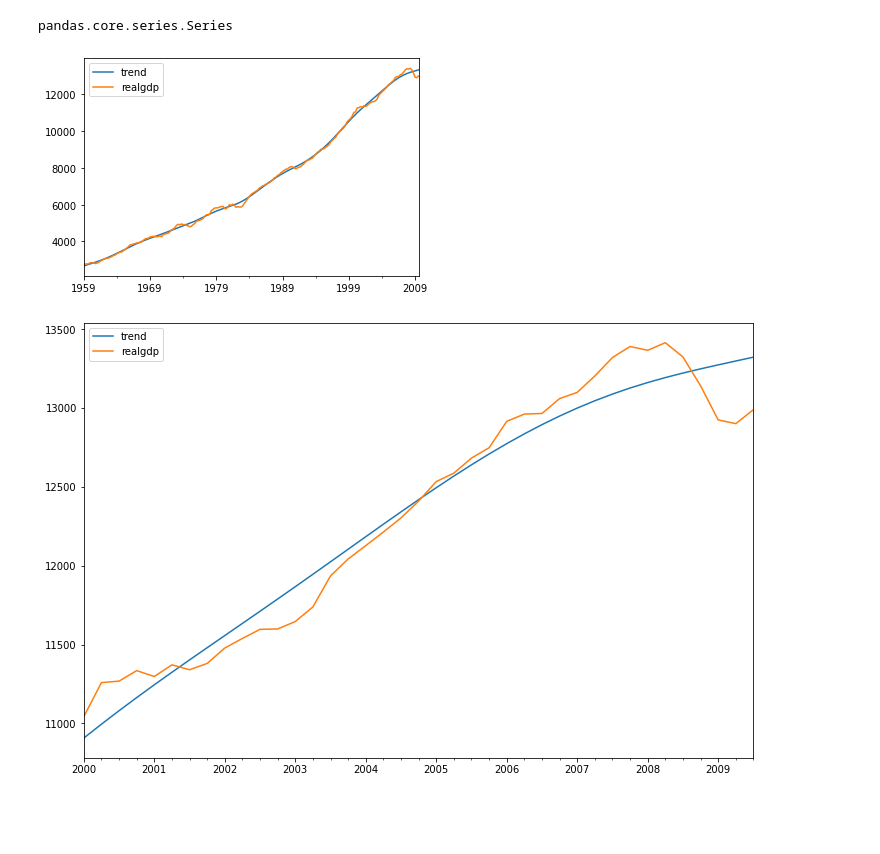
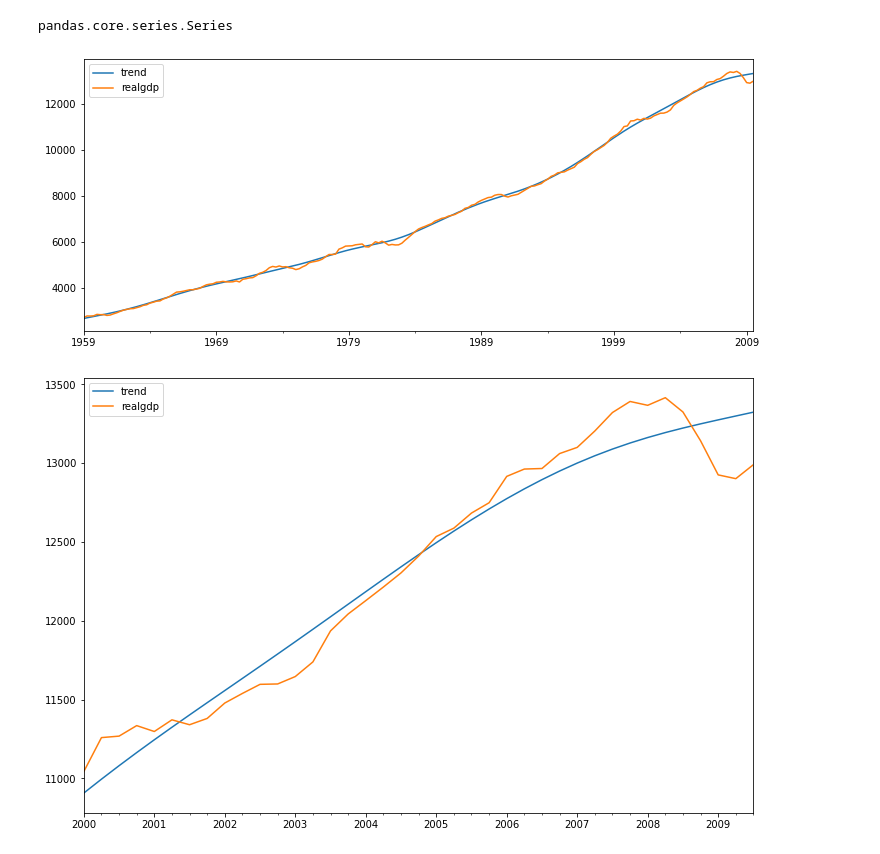
Before and after one commit to SamratDe/Time-Series-analysis, a Jupyter notebook: 03_Analysis_with_Statsmodels.ipynb, the cells around one changed output. Drawn from its saved outputs; the diff is of its cells as text; code cells hidden in the pictures; blank space fills up the shorter version.

```diff
--- a/03_Analysis_with_Statsmodels.ipynb
+++ b/03_Analysis_with_Statsmodels.ipynb
@@ -45,9 +43,9 @@ pandas.core.series.Series
 # %%
 df['trend'] = gdp_trend
 # we can compare
-df[['trend','realgdp']].plot().autoscale(axis='x',tight=True);
+df[['trend','realgdp']].plot(figsize=(12,5)).autoscale(axis='x',tight=True);
 # %% [output]
-[figure, old version]
+[figure, new version]
 # %%
 # zoom in on the graph
 df[['trend','realgdp']]['2000-03-31':].plot(figsize=(12,8)).autoscale(axis='x',tight=True);
```
Also changed, not shown: parts of 47 cells of this notebook.
